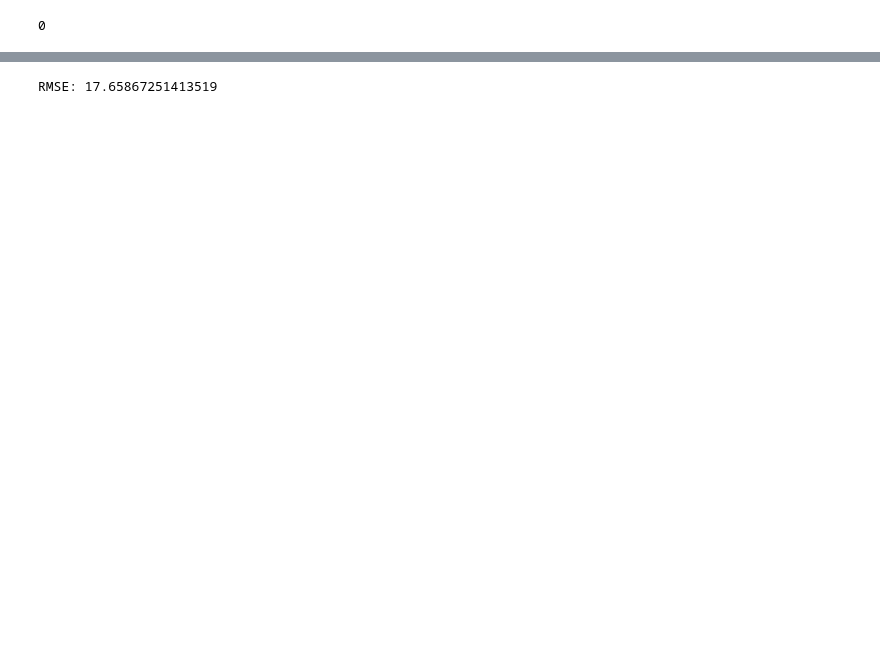
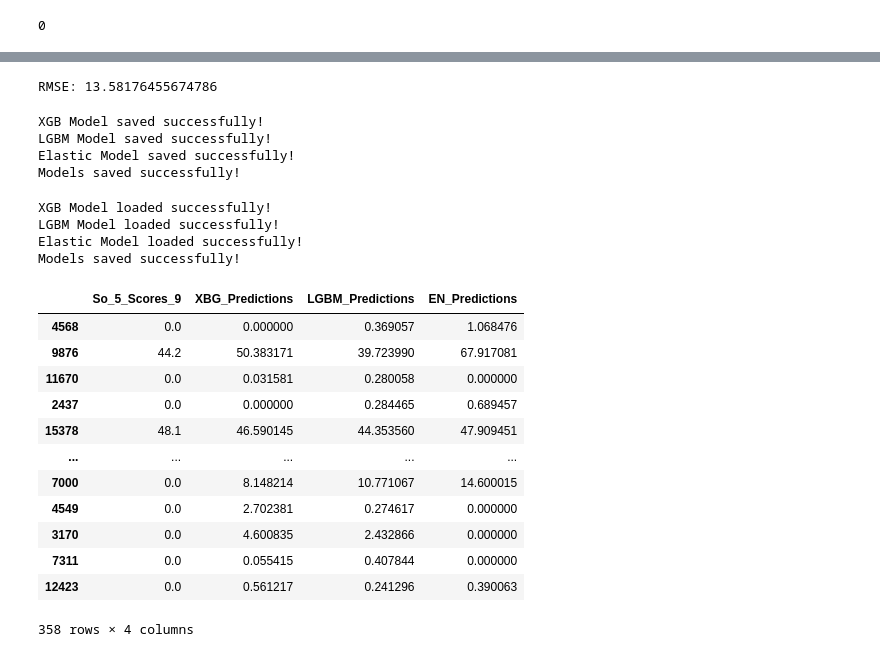
Before and after one commit to dfquinn23/Project_2, a Jupyter notebook: sorare/01_goalkeepers.ipynb, the cells around one changed output, grey strips where cells are left out. Saved outputs shown, nothing was run; the diff lists cells and outputs as text; code cells hidden in the pictures; blank space fills up the shorter version.

```diff
--- a/sorare/01_goalkeepers.ipynb
+++ b/sorare/01_goalkeepers.ipynb
@@ -55,18 +100,73 @@ RMSE: 18.49959624517302
 # %%
-from sklearn.linear_model import ElasticNet
 
 # Initialize ElasticNet
-elastic_model = ElasticNet(alpha=0.1, l1_ratio=0.7, random_state=42)
+elastic_model = ElasticNet(alpha=0.05, l1_ratio=0.9, random_state=42)
 
 # Train the model
 elastic_model.fit(X_train, y_train)
 
 # Make predictions
-y_pred = elastic_model.predict(X_test)
+y_pred_en = elastic_model.predict(X_test)
 
 # Evaluate
-mse = mean_squared_error(y_test, y_pred)
+y_pred_en_clipped = np.clip(y_pred_en, 0, 100)
+mse = mean_squared_error(y_test, y_pred_en_clipped)
 rmse = np.sqrt(mse)
 print(f'RMSE: {rmse}')
 # %% [output]
-RMSE: 17.65867251413519
+RMSE: 13.58176455674786
+# %%
+with open('sorare_models/goalkeepers_xgb_model.pkl', 'wb') as file:
+    pickle.dump(xgb_model, file)
+    print("XGB Model saved successfully!")
+with open('sorare_models/goalkeepers_lgbm_model.pkl', 'wb') as file:
+    pickle.dump(lgbm_model, file)
+    print("LGBM Model saved successfully!")
+
+with open('sorare_models/goalkeepers_elastic_model.pkl', 'wb') as file:
+    pickle.dump(elastic_model, file)
+    print("Elastic Model saved successfully!")
+
+print("Models saved successfully!")
+# %% [output]
+XGB Model saved successfully!
+LGBM Model saved successfully!
+Elastic Model saved successfully!
+Models saved successfully!
+# %%
+with open('sorare_models/goalkeepers_xgb_model.pkl', 'rb') as file:
+    goalkeepers_xgb_model_loaded = pickle.load(file)
+    print("XGB Model loaded successfully!")
+with open('sorare_models/goalkeepers_lgbm_model.pkl', 'rb') as file:
+    goalkeepers_lgbm_model_loaded = pickle.load(file)
+    print("LGBM Model loaded successfully!")
+with open('sorare_models/goalkeepers_elastic_model.pkl', 'rb') as file:
+    goalkeepers_elastic_model_loaded = pickle.load(file)
+    print("Elastic Model loaded successfully!")
+
+print("Models saved successfully!")
+# %% [output]
+XGB Model loaded successfully!
+LGBM Model loaded successfully!
+Elastic Model loaded successfully!
+Models saved successfully!
+# %%
+y_test_df = pd.DataFrame(y_test)
+y_test_df['XBG_Predictions'] = y_pred_xgb_clipped
+y_test_df['LGBM_Predictions'] = y_pred_lgmb_clipped
+y_test_df['EN_Predictions'] = y_pred_en_clipped
+y_test_df
+# %% [output]
+|  | So_5_Scores_9 | XBG_Predictions | LGBM_Predictions | EN_Predictions |
+| 4568 | 0.0 | 0.000000 | 0.369057 | 1.068476 |
+| 9876 | 44.2 | 50.383171 | 39.723990 | 67.917081 |
+| 11670 | 0.0 | 0.031581 | 0.280058 | 0.000000 |
+| 2437 | 0.0 | 0.000000 | 0.284465 | 0.689457 |
+| 15378 | 48.1 | 46.590145 | 44.353560 | 47.909451 |
+| ... | ... | ... | ... | ... |
+| 7000 | 0.0 | 8.148214 | 10.771067 | 14.600015 |
+| 4549 | 0.0 | 2.702381 | 0.274617 | 0.000000 |
+| 3170 | 0.0 | 4.600835 | 2.432866 | 0.000000 |
+| 7311 | 0.0 | 0.055415 | 0.407844 | 0.000000 |
+| 12423 | 0.0 | 0.561217 | 0.241296 | 0.390063 |
+358 rows × 4 columns
```
Also changed, not shown: parts of 16 cells of this notebook, 34 other files.
